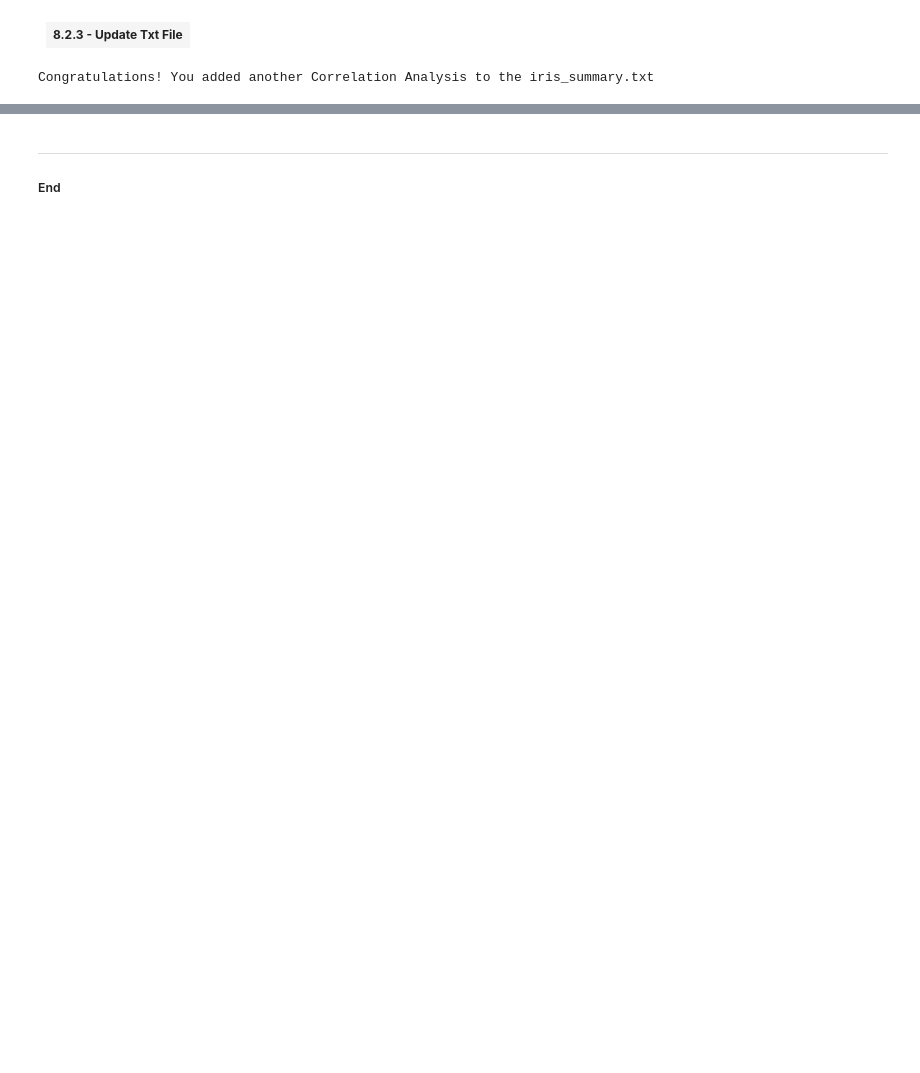
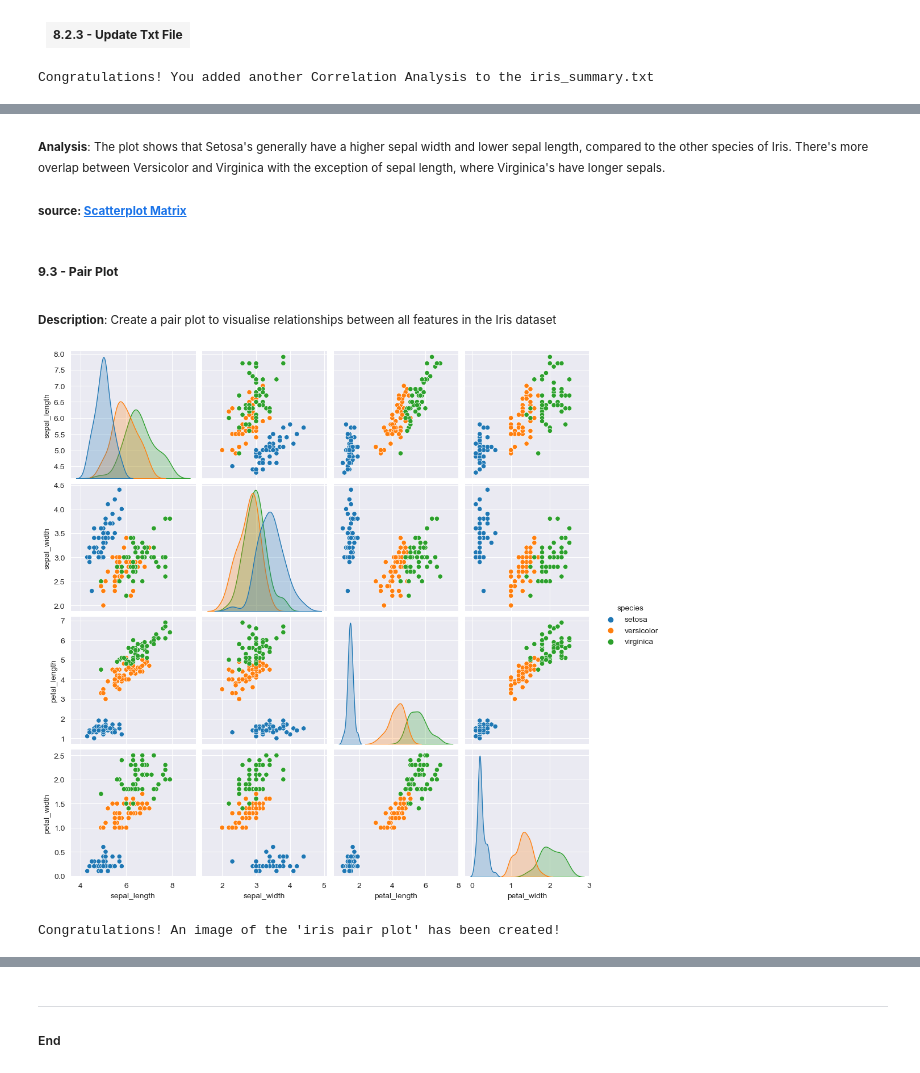
Before and after one commit to galto4/pands-project, a Jupyter notebook: iris.ipynb, the cells around one changed output, grey strips where cells are left out. Saved outputs shown, nothing was run; the diff lists cells and outputs as text; code cells hidden in the pictures; blank space fills up the shorter version.

```diff
--- a/iris.ipynb
+++ b/iris.ipynb
@@ -685,0 +756,23 @@ Congratulations! You added another Correlation Analysis to the iris_summary.txt
+# %% [markdown]
+<sub><b>Analysis</b>: The plot shows that Setosa's generally have a higher sepal width and lower sepal length, compared to the other species of Iris. There's more overlap between Versicolor and Virginica with the exception of sepal length, where Virginica's have longer sepals.</sub>
+# %% [markdown]
+<sub><b>source: [Scatterplot Matrix](https://seaborn.pydata.org/examples/scatterplot_matrix.html)</b>
+# %% [markdown]
+##### <b>9.3 - Pair Plot</b>
+# %% [markdown]
+<sub><b>Description</b>: Create a pair plot to visualise relationships between all features in the Iris dataset</sub>
+# %%
+# Step 1: Create Pair Plot
+sns.pairplot(iris, hue='species')
+
+# Step 2: Save the Pair Plot
+# plt.savefig("./seaborn/iris-pair-plot.png") # Save the plot as a .png file
+
+# Step 3: Show Scatter Plot
+plt.show()
+
+# Step 4: Confirmation message that the image file has been created
+print("Congratulations! An image of the 'iris pair plot' has been created!")
+# %% [output]
+[figure, added]
+Congratulations! An image of the 'iris pair plot' has been created!
```
Also changed, not shown: parts of 24 cells of this notebook, 1 other file.
